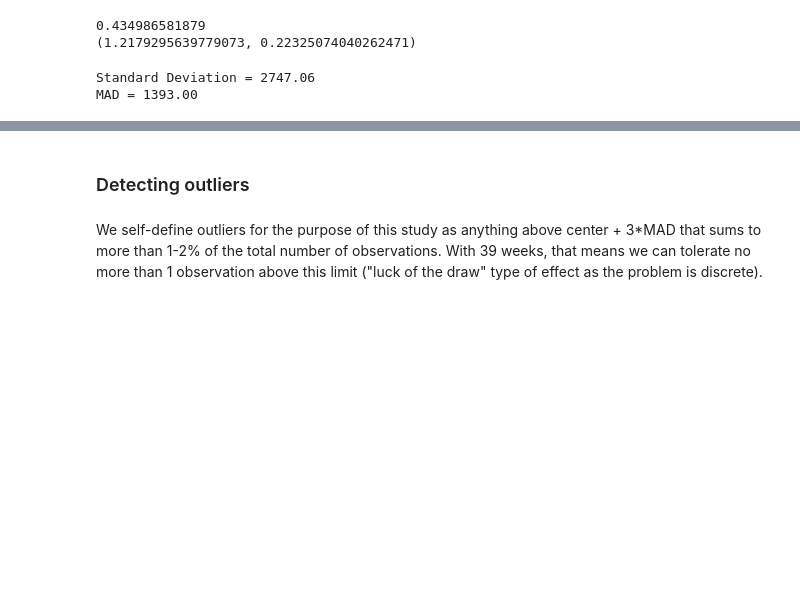
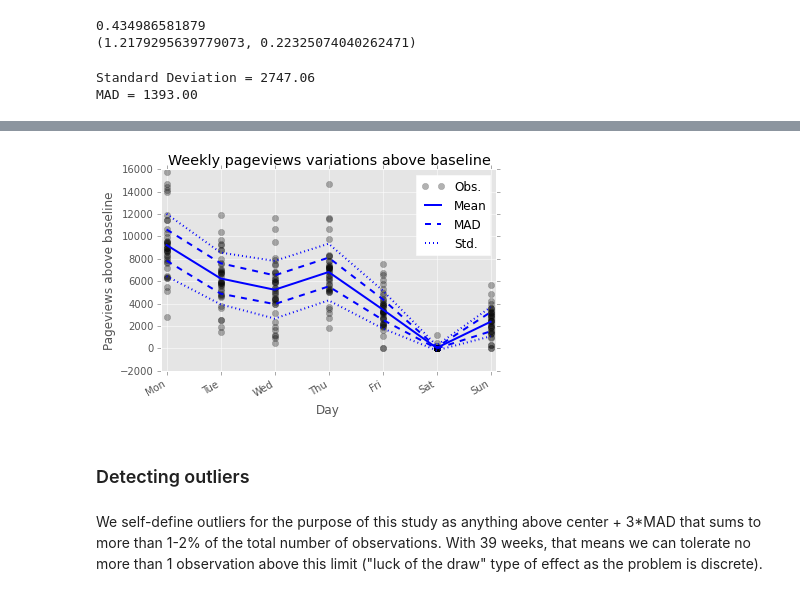
Before and after one commit to bbertincourt/DSC, a Jupyter notebook: dsc2t/dsc2t.ipynb, the cells around one changed output, grey strips where cells are left out. Cells and saved outputs as stored; diff of their text form; code cells hidden in the pictures; blank space fills up the shorter version.

```diff
--- a/dsc2t/dsc2t.ipynb
+++ b/dsc2t/dsc2t.ipynb
@@ -351,3 +351,9 @@ print 'MAD = {0:.2f}'.format(mad_mondays)
 # %% [output]
 Standard Deviation = 2747.06
 MAD = 1393.00
+# %%
+stats_mad = [median(abs(array(weekly_pageviews_data[day]) - stats.loc[day,'mean']))
+             for day in dayoftheweek]
+
+stats['MAD'] = stats_mad
+stats
@@ -354,3 +369,24 @@ MAD = 1393.00
+# %%
+ax = subplot(111)
+for k in range(len(weekly_pageviews_data)):
+    dots, = ax.plot(weekly_pageviews_data.loc[k+1,:], 'ko', alpha=0.3, label='Obs.')
+meanline, = ax.plot(stats['mean'], 'b-', linewidth=2, label='Mean')
+madline, = ax.plot(stats['mean']+stats['MAD'], 'b--', linewidth=2, label='MAD')
+stdline, = ax.plot(stats['mean']+stats['std'], 'b:', linewidth=2, label='Std.')
+ax.plot(stats['mean']-stats['MAD'], 'b--', linewidth=2)
+ax.plot(stats['mean']-stats['std'], 'b:', linewidth=2)
+ax.set_xticks(range(7))
+ax.set_xticklabels(dayoftheweek)
+ax.set_xlim([-0.1,6.1])
+xlabel('Day')
+ylabel('Pageviews above baseline')
+title('Weekly pageviews variations above baseline')
+legend = ax.legend(handles=[dots, meanline, madline, stdline])
+frame = legend.get_frame()
+frame.set_facecolor('white')
+gcf().autofmt_xdate()
+# %% [output]
+[figure, added]
 # %% [markdown]
 ### Detecting outliers
 # %% [markdown]
```
Also changed, not shown: parts of 5 cells of this notebook, 1 other file.
